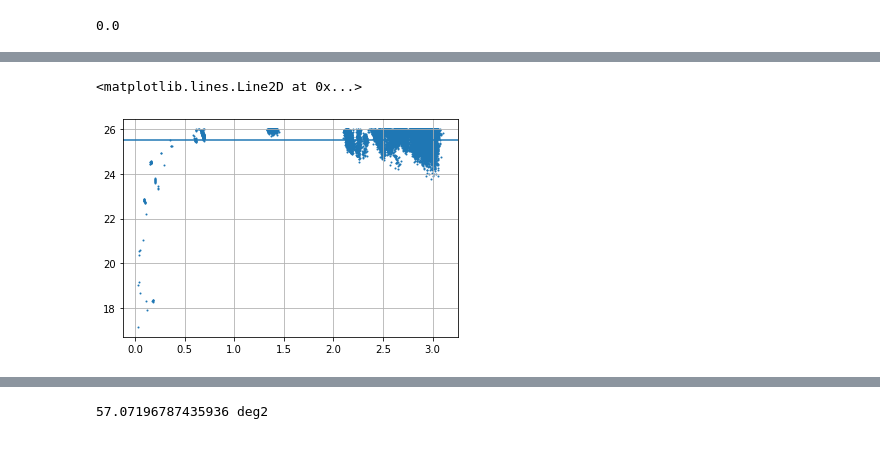
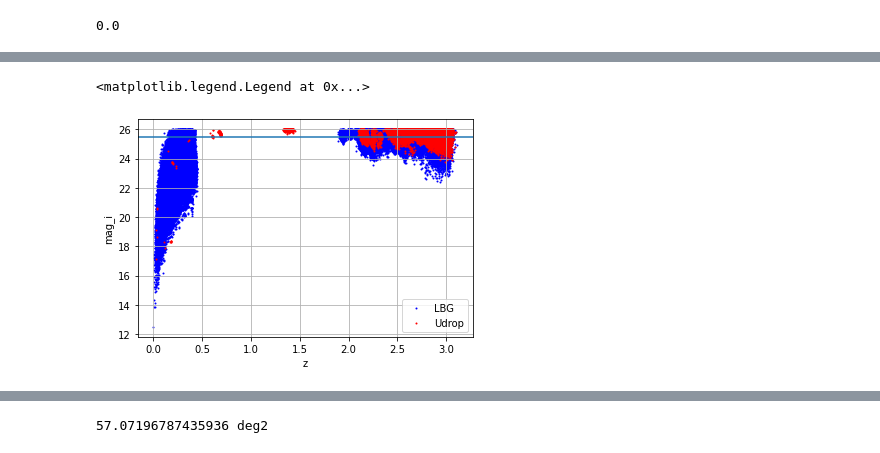
Before and after one commit to LSSTDESC/cluster_magnification, a Jupyter notebook: source_selection_DC2.ipynb, the cells around one changed output, grey strips where cells are left out. Saved outputs shown, nothing was run; the diff lists cells and outputs as text; code cells hidden in the pictures.

```diff
--- a/source_selection_DC2.ipynb
+++ b/source_selection_DC2.ipynb
@@ -26,3 +46,10 @@ gal_selection = extragalactic_cat.get_quantities(['is_central', 'halo_mass','mag
+# %%
+quantities = ['is_central', 'halo_mass','mag_u_lsst', 'mag_g_lsst', 'mag_r_lsst', 'mag_i_lsst', 'mag_z_lsst', 'mag_y_lsst', 'redshift','ra', 'dec']
+filters = ['redshift<10', 'mag_i_lsst<26.', 'halo_id>-1']
+#native_filters=[ 'healpix_pixel<10000']
+
+gal_selection = extragalactic_cat.get_quantities(quantities,\
+                                                 filters=filters)#,native_filters=native_filters)
 # %%
 gal_cat = Table(gal_selection)
 len(gal_cat)/1e6
@@ -122,5 +146,5 @@ g_min_i = gal_cat['mag_g_lsst'] - gal_cat['mag_i_lsst']
 # %%
-LBG = (u_min_g > 0.33 * r_min_i + 0.87) * (r_min_i<0.28)
+LBG = (u_min_g > (0.33 * r_min_i + 0.87)) * (r_min_i<0.28)
 # %%
 len(gal_cat[LBG])/len(gal_cat)
 # %% [output]
@@ -146,5 +170,5 @@ len(gal_cat[BX])/len(gal_cat)
 # %%
-U_drop = (u_min_g>1.5) * (g_min_r> -1.) * (g_min_r<1.2) * (1.5*g_min_r < u_min_g-0.75)
+U_drop = (u_min_g>1.5) * (g_min_r> -1.) * (g_min_r<1.2) * (u_min_g > (1.5*g_min_r+0.75))
 # %%
 len(gal_cat[U_drop])/len(gal_cat)
 # %% [output]
@@ -282,8 +288,14 @@ plt.legend()
 # %%
-plt.scatter(gal_cat['redshift'][U_drop], mag_i[U_drop], s=1)
+plt.scatter(gal_cat['redshift'][LBG], mag_i[LBG], s=1, color='blue', label='LBG')
+plt.scatter(gal_cat['redshift'][U_drop], mag_i[U_drop], s=1, color='red', label='Udrop')
+
 plt.grid()
 
 plt.axhline(25.5)
+
+plt.xlabel('z')
+plt.ylabel('mag_i')
+plt.legend()
 # %% [output]
-<matplotlib.lines.Line2D at 0x...>
+<matplotlib.legend.Legend at 0x...>
-[figure, old version]
+[figure, new version]
```
Also changed, not shown: parts of 131 cells of this notebook, 8 other files.
